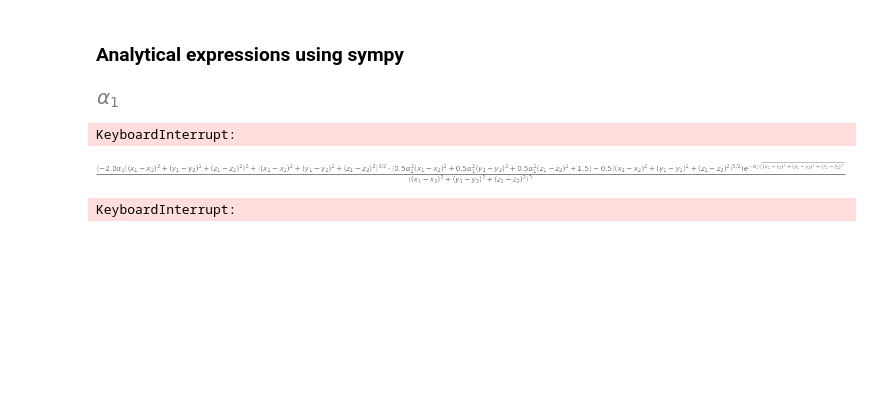
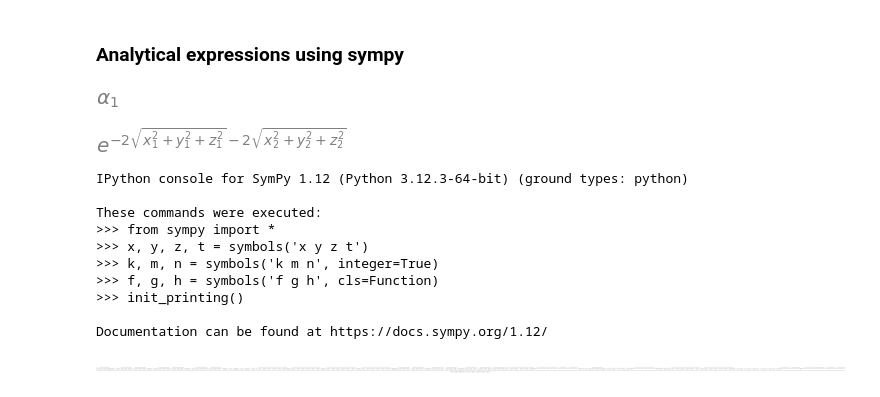
Before and after one commit to Parvfect/QVMC, a Jupyter notebook: helium_analytical.ipynb, the cells around one changed output. Saved outputs shown, nothing was run; the diff lists cells and outputs as text; code cells hidden in the pictures; blank space fills up the shorter version.

Commit message:
Symbolic expressions are killing me - term explosion

```diff
--- a/helium_analytical.ipynb
+++ b/helium_analytical.ipynb
@@ -157 +128,5 @@ H = 1 + alpha2 * (r1_ + r2_)*(r12) + alpha3 * (r1_ - r2_) ** 2 - alpha4 * r12
+# %%
+G
+# %% [output]
+[figure, added]
 # %%
@@ -167,12 +137,0 @@ lap_H_1 = laplacian_1(H)
-# %%
-simp_lap_1 = simplify(lap_G_1 + lap_M_1 + lap_H_1)
-# %% [output]
-KeyboardInterrupt:
-# %%
-lap_M_1
-# %% [output]
-[figure, removed]
-# %%
-simplify(laplacian_1(G) + laplacian_1(M) + laplacian_1(H))
-# %% [output]
-KeyboardInterrupt:
@@ -180,0 +140,13 @@ simplify(laplacian_2(G) + laplacian_2(M) + laplacian_2(H))
+# %%
+init_session()
+# %% [output]
+IPython console for SymPy 1.12 (Python 3.12.3-64-bit) (ground types: python)
+
+These commands were executed:
+>>> from sympy import *
+>>> x, y, z, t = symbols('x y z t')
+>>> k, m, n = symbols('k m n', integer=True)
+>>> f, g, h = symbols('f g h', cls=Function)
+>>> init_printing()
+
+Documentation can be found at https://docs.sympy.org/1.12/
@@ -180,0 +161,4 @@ simplify(laplacian_2(G) + laplacian_2(M) + laplacian_2(H))
+# %%
+simplify(exp)
+# %% [output]
+[figure, added]
```
Also changed, not shown: parts of 14 cells of this notebook, 3 other files.
